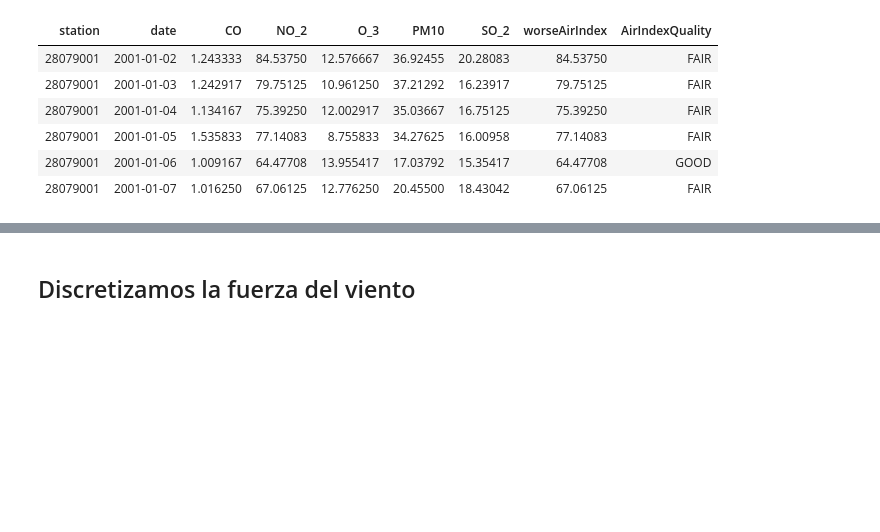
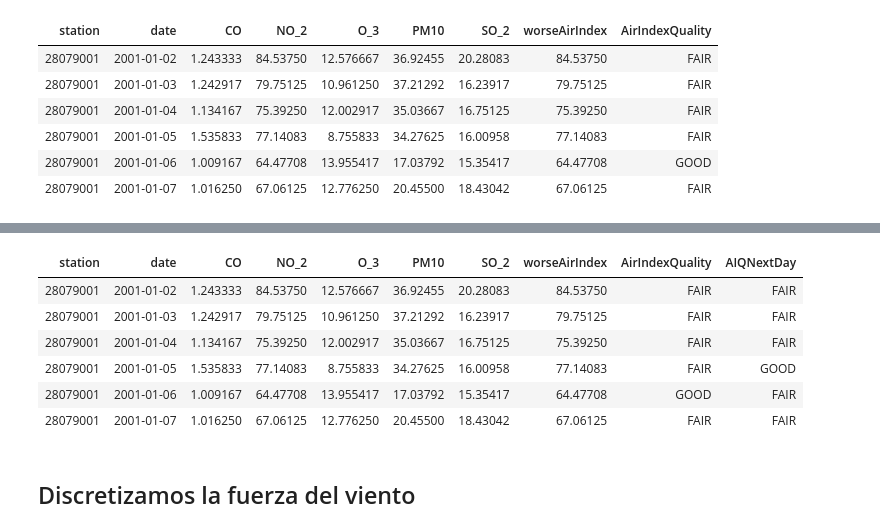
Before and after one commit to manumonforte/DataMining-BigDataParadigm, a Jupyter notebook: Estudio.ipynb, the cells around one changed output, grey strips where cells are left out. Drawn from its saved outputs; the diff is of its cells as text; code cells hidden in the pictures; blank space fills up the shorter version.

```diff
--- a/Estudio.ipynb
+++ b/Estudio.ipynb
@@ -509,3 +520,19 @@ head(madrid)
+# %%
+#Falta alñadir la restricionde que cuando ponemos la del dia suigiente, al tener varias estaciones cuando una estacion no coincide con la anterior ignorarlo
+for(i in 2:nrow(madrid)-1) {
+  #if(madrid[i-1,"station"] == madrid[i,"station"]){
+      madrid[i,"AIQNextDay"] = madrid[i+1,"AirIndexQuality"]
+  #}
+}
+head(madrid)
+# %% [output]
+| station | date | CO | NO_2 | O_3 | PM10 | SO_2 | worseAirIndex | AirIndexQuality | AIQNextDay |
+| 28079001 | 2001-01-02 | 1.243333 | 84.53750 | 12.576667 | 36.92455 | 20.28083 | 84.53750 | FAIR | FAIR |
+| 28079001 | 2001-01-03 | 1.242917 | 79.75125 | 10.961250 | 37.21292 | 16.23917 | 79.75125 | FAIR | FAIR |
+| 28079001 | 2001-01-04 | 1.134167 | 75.39250 | 12.002917 | 35.03667 | 16.75125 | 75.39250 | FAIR | FAIR |
+| 28079001 | 2001-01-05 | 1.535833 | 77.14083 | 8.755833 | 34.27625 | 16.00958 | 77.14083 | FAIR | GOOD |
+| 28079001 | 2001-01-06 | 1.009167 | 64.47708 | 13.955417 | 17.03792 | 15.35417 | 64.47708 | GOOD | FAIR |
+| 28079001 | 2001-01-07 | 1.016250 | 67.06125 | 12.776250 | 20.45500 | 18.43042 | 67.06125 | FAIR | FAIR |
 # %% [markdown]
 ## Discretizamos la fuerza del viento
 # %% [markdown]
```
Also changed, not shown: parts of 2 cells of this notebook.
